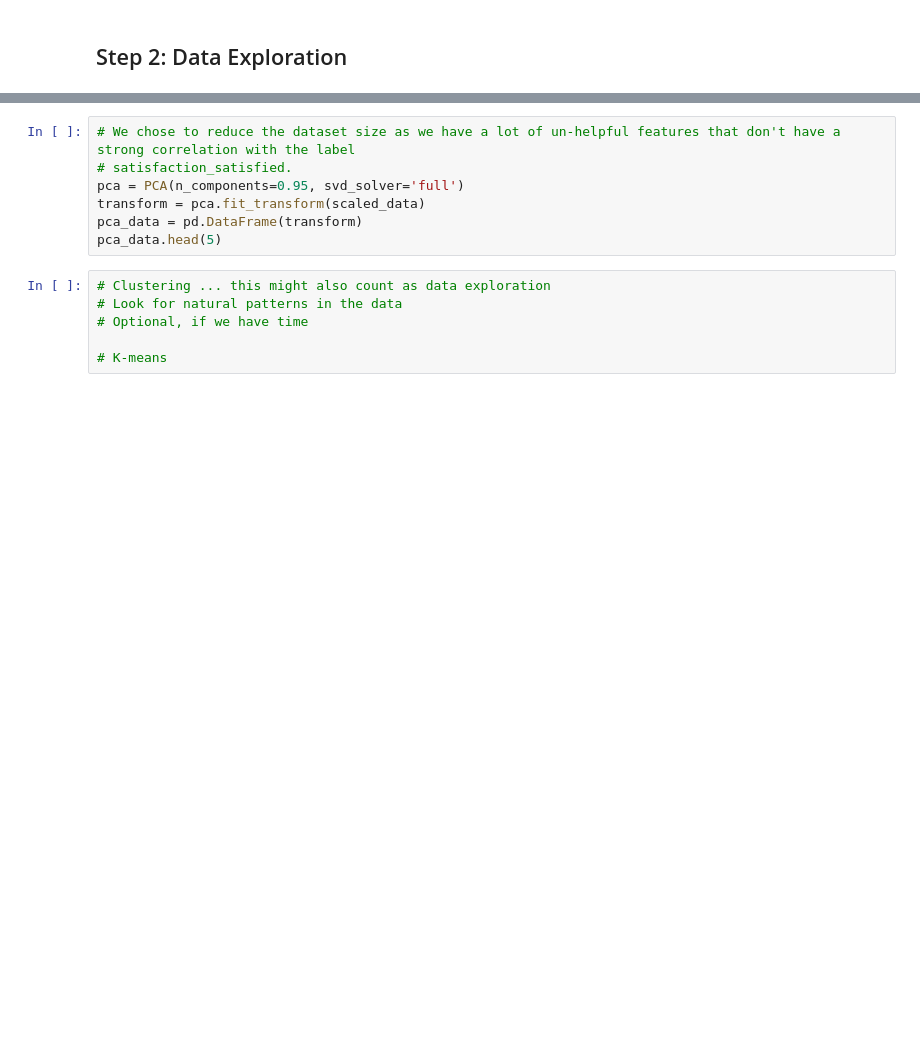
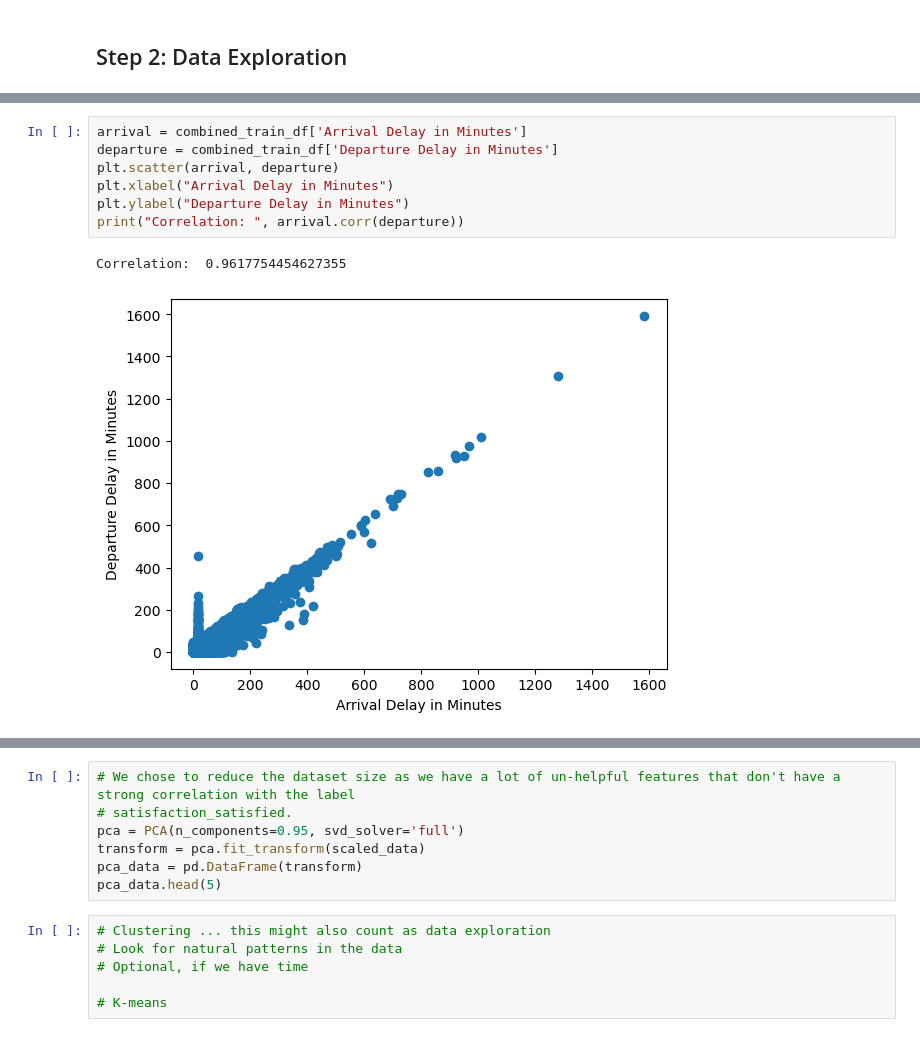
Before and after one commit to katezhang1234/Predict-Airline-Satisfaction, a Jupyter notebook: ML_airline_project.ipynb, the cells around one changed output, grey strips where cells are left out. Saved outputs shown, nothing was run; the diff lists cells and outputs as text; blank space fills up the shorter version.

```diff
--- a/ML_airline_project.ipynb
+++ b/ML_airline_project.ipynb
@@ -138,0 +291,10 @@ sns.boxplot(x="satisfaction_satisfied", y="Inflight entertainment", data=combine
+# %%
+arrival = combined_train_df['Arrival Delay in Minutes']
+departure = combined_train_df['Departure Delay in Minutes']
+plt.scatter(arrival, departure)
+plt.xlabel("Arrival Delay in Minutes")
+plt.ylabel("Departure Delay in Minutes")
+print("Correlation: ", arrival.corr(departure))
+# %% [output]
+Correlation:  0.9617754454627355
+[figure, added]
```
Also changed, not shown: parts of 19 cells of this notebook.
